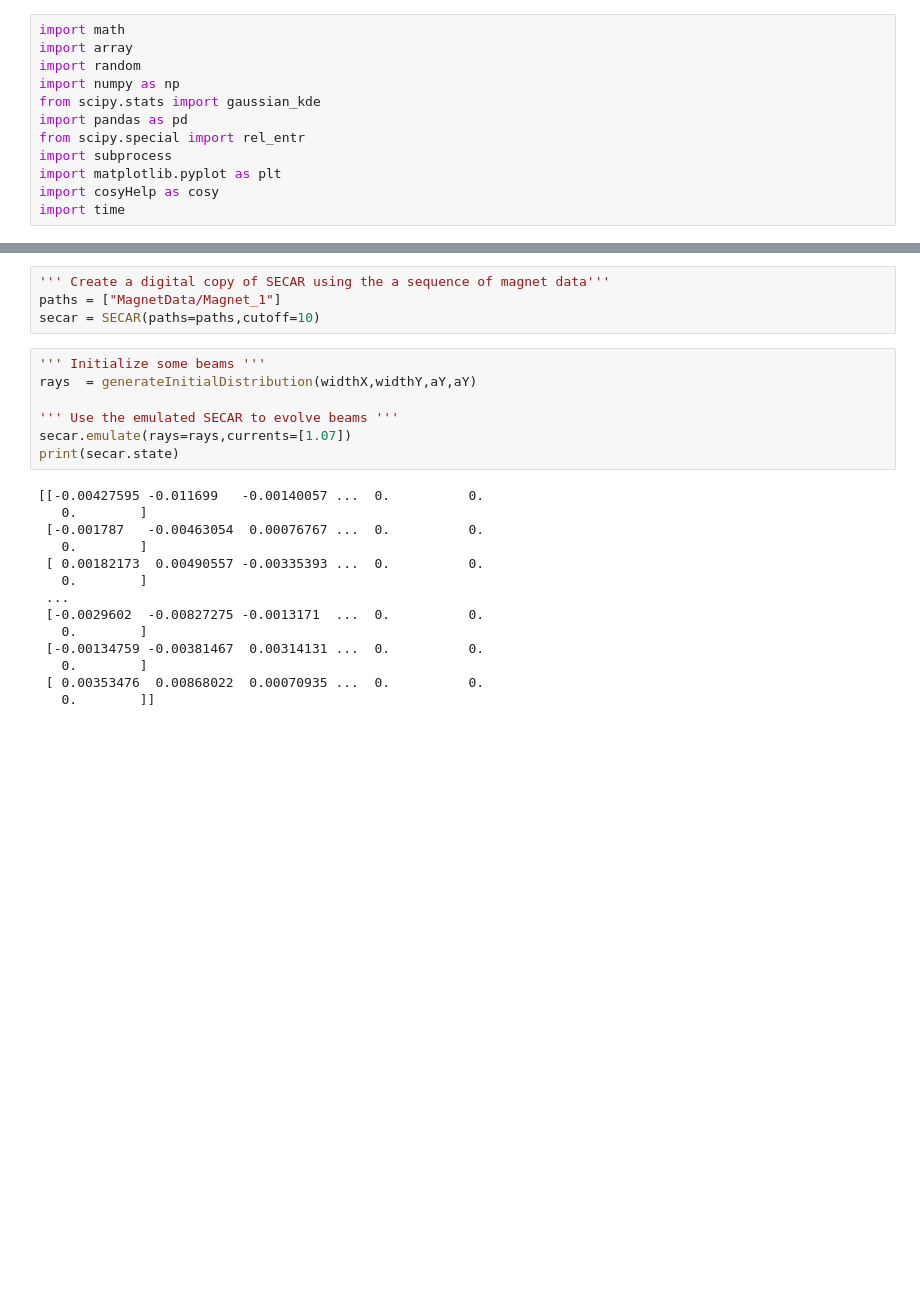
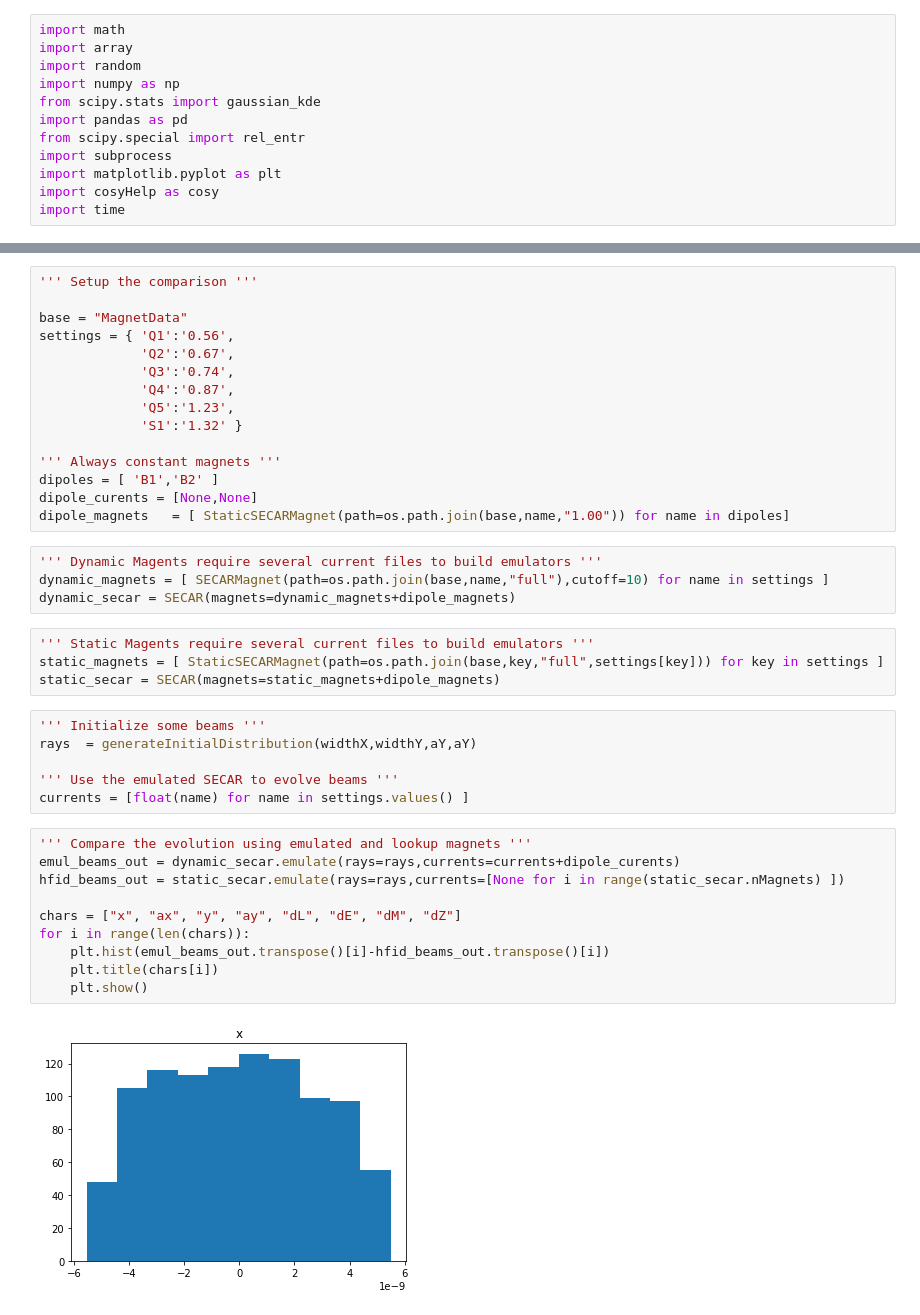
Before and after one commit to diogenes1991/RBMSecar, a Jupyter notebook: Emulator/RBM.ipynb, the cells around one changed output, grey strips where cells are left out. Saved outputs shown, nothing was run; the diff lists cells and outputs as text; blank space fills up the shorter version.

Commit message:
Emulator vs. Cosy

```diff
--- a/Emulator/RBM.ipynb
+++ b/Emulator/RBM.ipynb
@@ -250,25 +255,41 @@ def main():
-# %%
-''' Create a digital copy of SECAR using the a sequence of magnet data'''
-paths = ["MagnetData/Magnet_1"]
-secar = SECAR(paths=paths,cutoff=10)
-# %%
-''' Initialize some beams '''
-rays  = generateInitialDistribution(widthX,widthY,aY,aY)
-
-''' Use the emulated SECAR to evolve beams '''
-secar.emulate(rays=rays,currents=[1.07])
-print(secar.state)
-# %% [output]
-[[-0.00427595 -0.011699   -0.00140057 ...  0.          0.
-   0.        ]
- [-0.001787   -0.00463054  0.00076767 ...  0.          0.
-   0.        ]
- [ 0.00182173  0.00490557 -0.00335393 ...  0.          0.
-   0.        ]
- ...
- [-0.0029602  -0.00827275 -0.0013171  ...  0.          0.
-   0.        ]
- [-0.00134759 -0.00381467  0.00314131 ...  0.          0.
-   0.        ]
- [ 0.00353476  0.00868022  0.00070935 ...  0.          0.
-   0.        ]]
+# %%
+''' Setup the comparison '''
+
+base = "MagnetData"
+settings = { 'Q1':'0.56',
+             'Q2':'0.67',
+             'Q3':'0.74',
+             'Q4':'0.87',
+             'Q5':'1.23',
+             'S1':'1.32' }
+
+''' Always constant magnets '''
+dipoles = [ 'B1','B2' ]
+dipole_curents = [None,None]
+dipole_magnets   = [ StaticSECARMagnet(path=os.path.join(base,name,"1.00")) for name in dipoles]
+# %%
+''' Dynamic Magents require several current files to build emulators '''
+dynamic_magnets = [ SECARMagnet(path=os.path.join(base,name,"full"),cutoff=10) for name in settings ]
+dynamic_secar = SECAR(magnets=dynamic_magnets+dipole_magnets)
+# %%
+''' Static Magents require several current files to build emulators '''
+static_magnets = [ StaticSECARMagnet(path=os.path.join(base,key,"full",settings[key])) for key in settings ]
+static_secar = SECAR(magnets=static_magnets+dipole_magnets)
+# %%
+''' Initialize some beams '''
+rays  = generateInitialDistribution(widthX,widthY,aY,aY)
+
+''' Use the emulated SECAR to evolve beams '''
+currents = [float(name) for name in settings.values() ]
+# %%
+''' Compare the evolution using emulated and lookup magnets '''
+emul_beams_out = dynamic_secar.emulate(rays=rays,currents=currents+dipole_curents)
+hfid_beams_out = static_secar.emulate(rays=rays,currents=[None for i in range(static_secar.nMagnets) ])
+
+chars = ["x", "ax", "y", "ay", "dL", "dE", "dM", "dZ"]
+for i in range(len(chars)):
+    plt.hist(emul_beams_out.transpose()[i]-hfid_beams_out.transpose()[i])
+    plt.title(chars[i])
+    plt.show()
+# %% [output]
+[figure, added]
```
Also changed, not shown: parts of 6 cells of this notebook.
